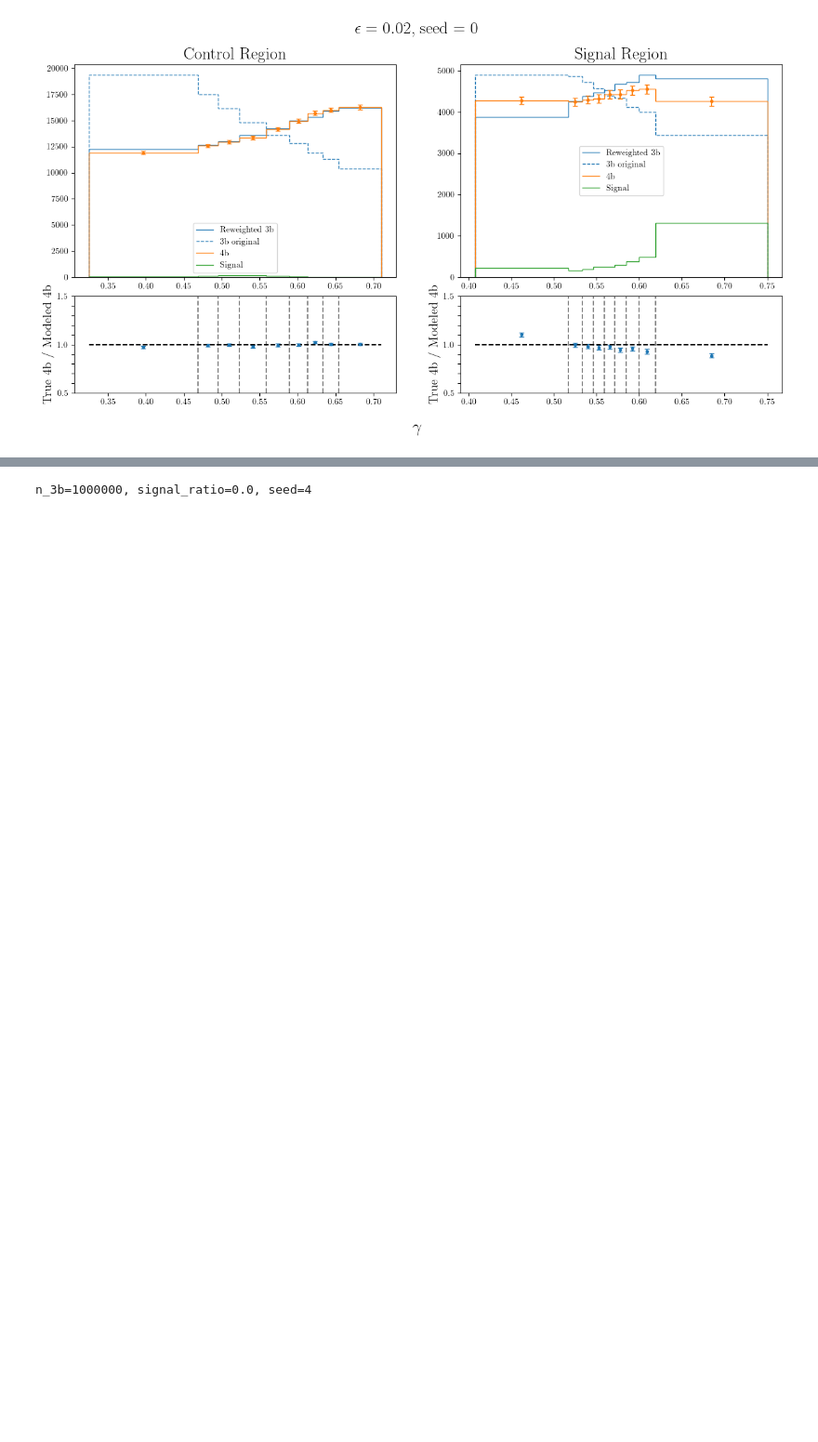
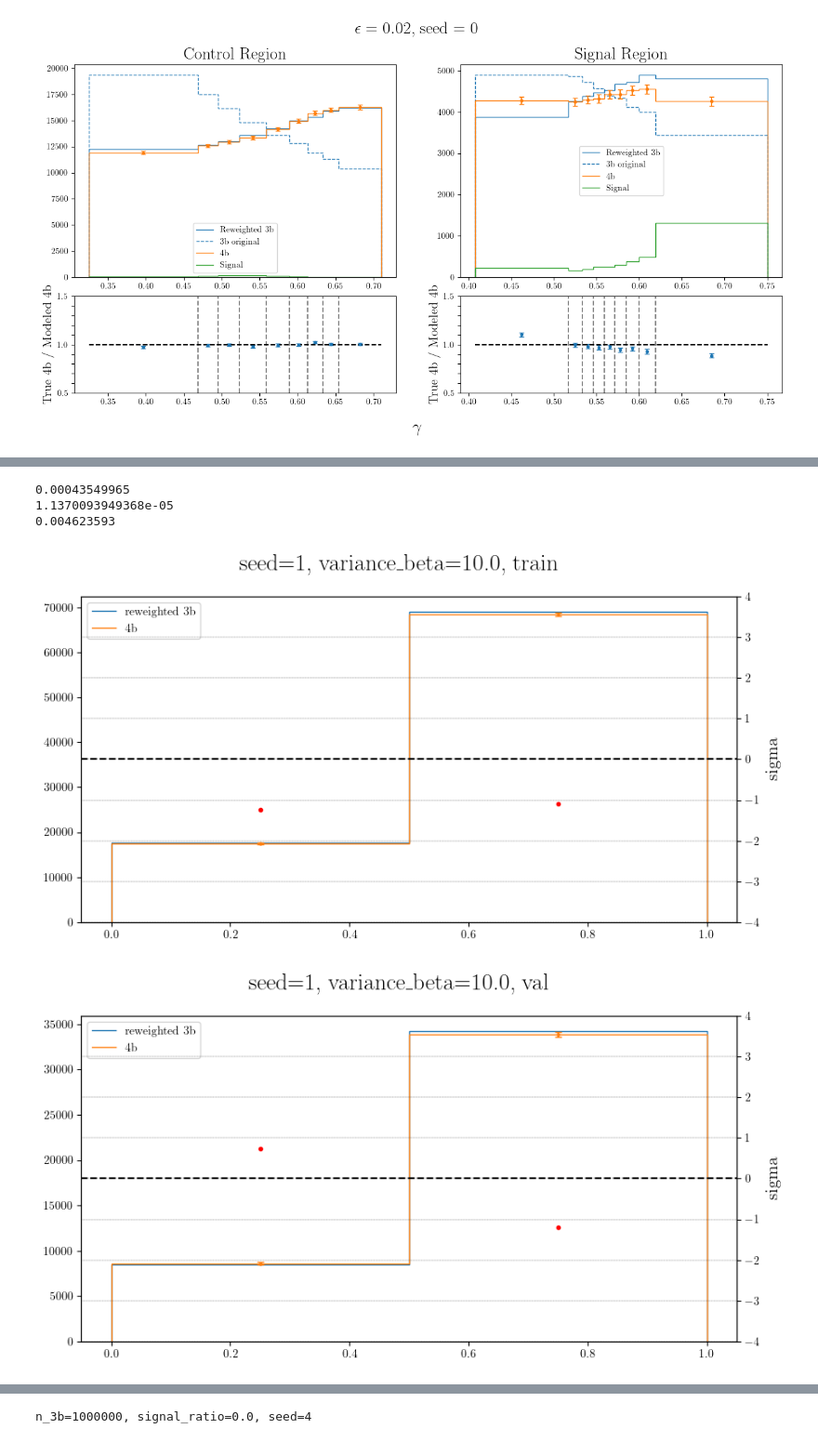
Before and after one commit to soheunyi/SRFinder, a Jupyter notebook: soheun/notebooks/CR_fvt_debugging.ipynb, the cells around one changed output, grey strips where cells are left out. Shown at 93% size. Cells and saved outputs as stored; diff of their text form; code cells hidden in the pictures; blank space fills up the shorter version.

```diff
--- a/soheun/notebooks/CR_fvt_debugging.ipynb
+++ b/soheun/notebooks/CR_fvt_debugging.ipynb
@@ -789,0 +826,32 @@ Deleting existing tmp checkpoint: data/tmp/checkpoints/beta=0.1_best.ckpt
+# %%
+preds = CR_model_new.predict(events_val.X_torch.to(device))[:, 1].detach().cpu().numpy()
+variance_losses = []
+CR_model_new.eval()
+CR_model_new.to(device)
+print()
+
+for _ in tqdm.tqdm(range(100)):
+    random_idx = np.random.choice(len(events_val), size=2**10, replace=True)
+    random_events = events_val[random_idx]
+    variance_losses.append(CR_model_new.variance_loss(CR_model_new(random_events.X_torch.to(device)),
+                                                      random_events.is_4b_torch.to(device),
+                                                      random_events.weights_torch.to(device)).detach().cpu().numpy())
+print(np.mean(variance_losses))
+reweights = preds / (1 - preds) * (ratio_4b / (1 - ratio_4b))
+reweights = np.where(events_val.is_4b, events_val.weights, -events_val.weights * reweights)
+print((np.mean(reweights)) ** 2)
+print(np.std(variance_losses))
+# %% [output]
+0.00043549965
+1.1370093949368e-05
+0.004623593
+# %%
+plot_rewighted_samples_by_model(CR_model_new, events_train, bins=np.linspace(0, 1, 3), figsize=(10, 5),
+                                        title=f"seed={seed}, variance_beta={variance_beta}, train", ratio_4b=ratio_4b)
+plot_rewighted_samples_by_model(CR_model_new, events_val, bins=np.linspace(0, 1, 3), figsize=(10, 5),
+                                title=f"seed={seed}, variance_beta={variance_beta}, val", ratio_4b=ratio_4b)
+plot_rewighted_samples_by_model(CR_model_new, events_tst_CR, bins=np.linspace(0, 1, 3), figsize=(10, 5),
+                                title=f"seed={seed}, variance_beta={variance_beta}, test", ratio_4b=ratio_4b)
+# %% [output]
+[figure, added]
+[figure, added]
```
Also changed, not shown: parts of 7 cells of this notebook, 1 other file.
